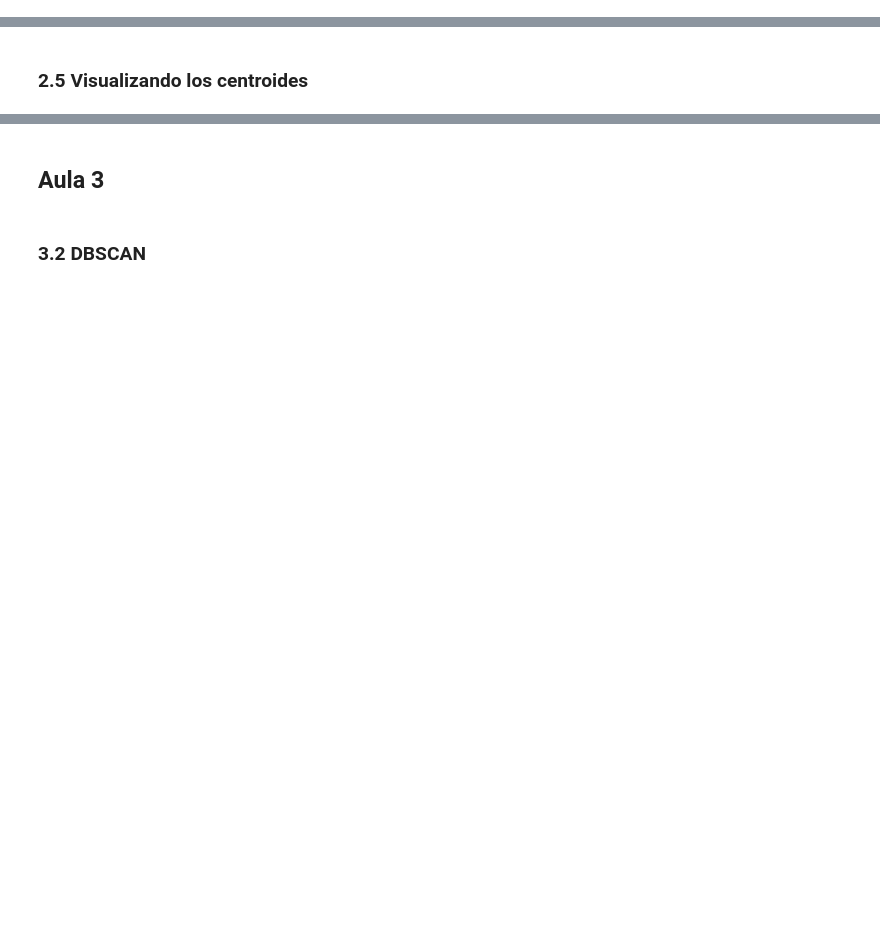
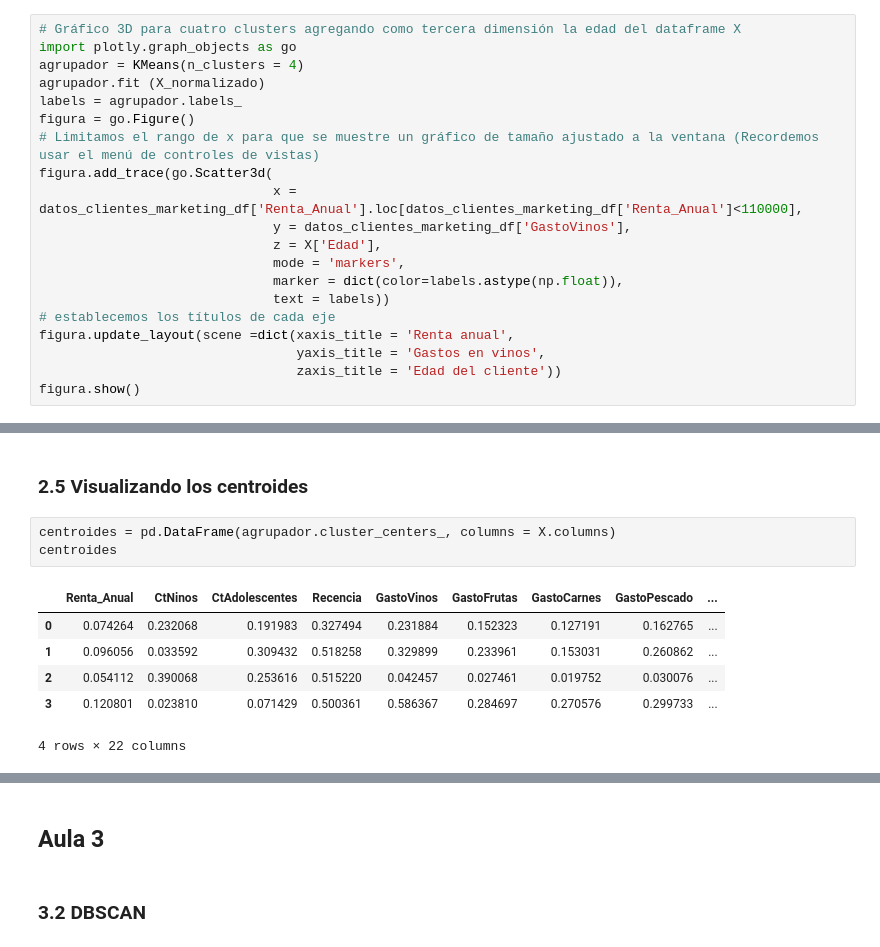
Before and after one commit to JuanPerezMolina/clustering_k_means_dbscan_mean_shift, a Jupyter notebook: 231120-1_clustering_kmeans_dbscan_mean_shift.ipynb, the cells around one changed output, grey strips where cells are left out. Cells and saved outputs as stored; diff of their text form; blank space fills up the shorter version.

Commit message:
KMeans, DBSCAN y Mean Shift

```diff
--- a/231120-1_clustering_kmeans_dbscan_mean_shift.ipynb
+++ b/231120-1_clustering_kmeans_dbscan_mean_shift.ipynb
@@ -349,0 +455,20 @@ X_std.head()
+# %%
+# Gráfico 3D para cuatro clusters agregando como tercera dimensión la edad del dataframe X
+import plotly.graph_objects as go
+agrupador = KMeans(n_clusters = 4)
+agrupador.fit (X_normalizado)
+labels = agrupador.labels_
+figura = go.Figure()
+# Limitamos el rango de x para que se muestre un gráfico de tamaño ajustado a la ventana (Recordemos usar el menú de controles de vistas)
+figura.add_trace(go.Scatter3d(
+                              x = datos_clientes_marketing_df['Renta_Anual'].loc[datos_clientes_marketing_df['Renta_Anual']<110000],
+                              y = datos_clientes_marketing_df['GastoVinos'],
+                              z = X['Edad'],
+                              mode = 'markers',
+                              marker = dict(color=labels.astype(np.float)),
+                              text = labels))
+# establecemos los títulos de cada eje
+figura.update_layout(scene =dict(xaxis_title = 'Renta anual',
+                                 yaxis_title = 'Gastos en vinos',
+                                 zaxis_title = 'Edad del cliente'))
+figura.show()
@@ -350,2 +477,12 @@ X_std.head()
 # %% [markdown]
 ### 2.5 Visualizando los centroides
+# %%
+centroides = pd.DataFrame(agrupador.cluster_centers_, columns = X.columns)
+centroides
+# %% [output]
+|  | Renta_Anual | CtNinos | CtAdolescentes | Recencia | GastoVinos | GastoFrutas | GastoCarnes | GastoPescado | ... |
+| 0 | 0.074264 | 0.232068 | 0.191983 | 0.327494 | 0.231884 | 0.152323 | 0.127191 | 0.162765 | ... |
+| 1 | 0.096056 | 0.033592 | 0.309432 | 0.518258 | 0.329899 | 0.233961 | 0.153031 | 0.260862 | ... |
+| 2 | 0.054112 | 0.390068 | 0.253616 | 0.515220 | 0.042457 | 0.027461 | 0.019752 | 0.030076 | ... |
+| 3 | 0.120801 | 0.023810 | 0.071429 | 0.500361 | 0.586367 | 0.284697 | 0.270576 | 0.299733 | ... |
+4 rows × 22 columns
```
Also changed, not shown: parts of 31 cells of this notebook, 1 other file.
